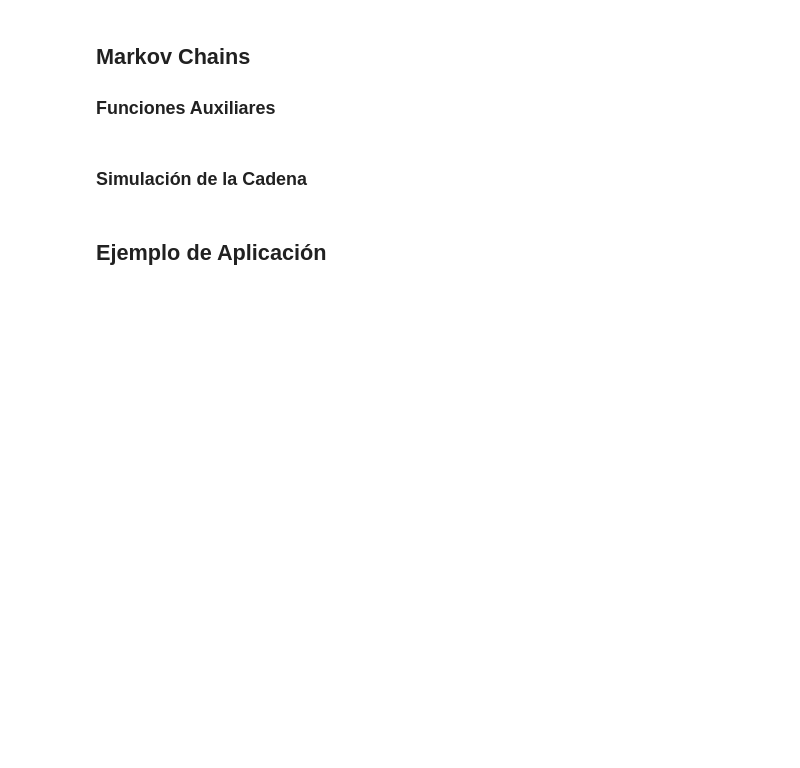
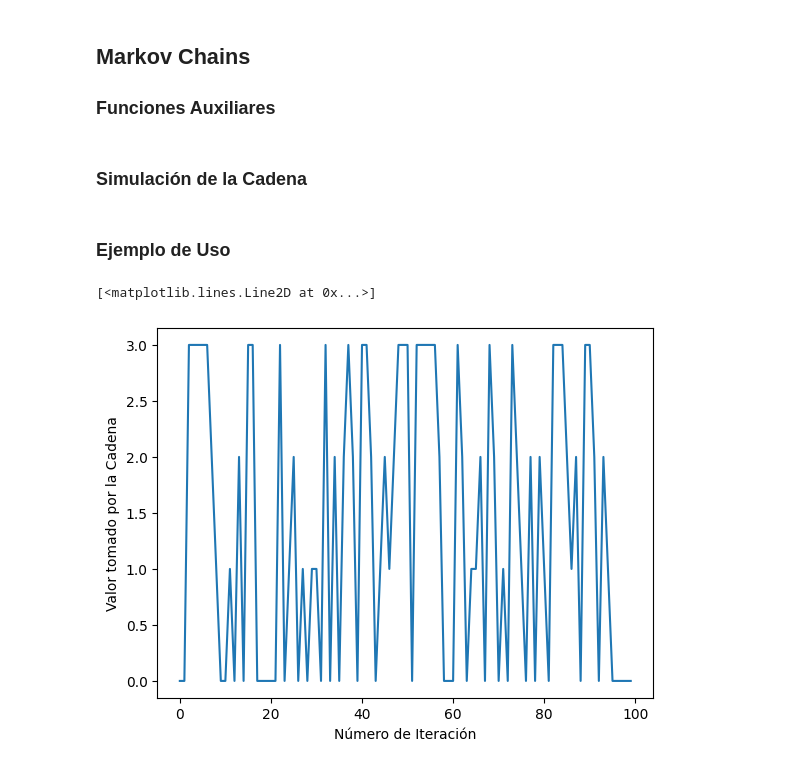
Before and after one commit to juanagranadosr/proyecto_final_ising, a Jupyter notebook: Markov_Chains.ipynb, the cells around one changed output. Saved outputs shown, nothing was run; the diff lists cells and outputs as text; code cells hidden in the pictures; blank space fills up the shorter version.

```diff
--- a/Markov_Chains.ipynb
+++ b/Markov_Chains.ipynb
@@ -72,5 +72,18 @@ def simulate_markov_chain(a, P, num_steps):
         chain.append(f(chain[-1], U[t], P))
 
     return chain
-# %% [markdown]
-## Ejemplo de Aplicación
+# %% [markdown]
+### Ejemplo de Uso
+# %%
+# Example usage
+a = np.array([1, 0, 0, 0])
+P = np.array([[0.3, 0.25, 0.15, 0.1], [0.3, 0.25, 0.55, 0.2], [0.3, 0.5, 0.1, 0.3], [0.1, 0, 0.2, 0.4]])
+
+chain = simulate_markov_chain(a, P, 100)
+
+plt.ylabel('Valor tomado por la Cadena')
+plt.xlabel('Número de Iteración')
+plt.plot(chain)
+# %% [output]
+[<matplotlib.lines.Line2D at 0x...>]
+[figure, added]
```
Also changed, not shown: 5 other files.
